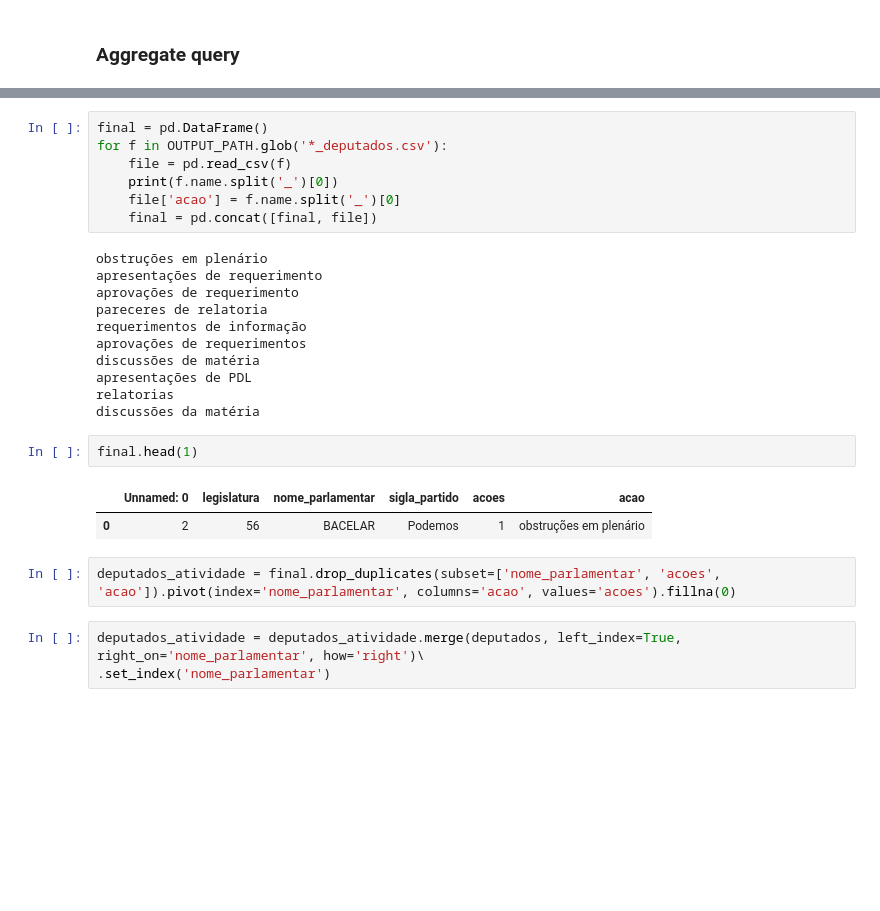
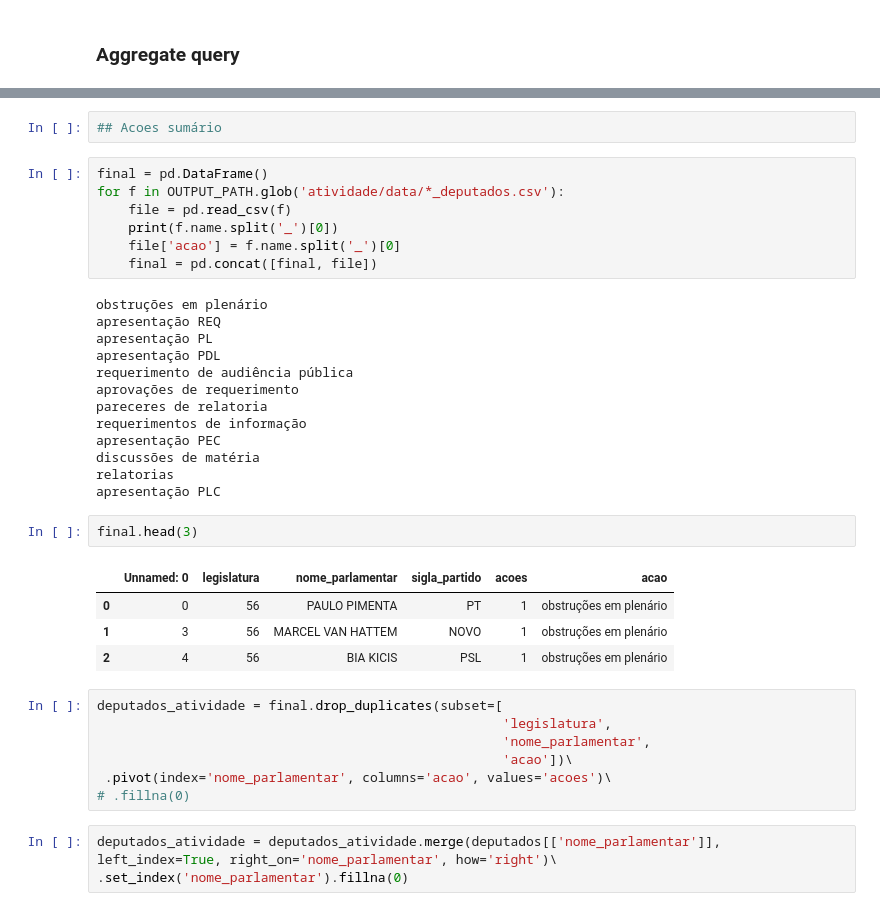
Before and after one commit to gabinete-compartilhado-acredito/100-dias-congresso, a Jupyter notebook: notebooks/atividade_parlamentar.ipynb, the cells around one changed output, grey strips where cells are left out. Saved outputs shown, nothing was run; the diff lists cells and outputs as text; blank space fills up the shorter version.

```diff
--- a/notebooks/atividade_parlamentar.ipynb
+++ b/notebooks/atividade_parlamentar.ipynb
@@ -201,28 +218,39 @@ Partidos
+# %%
+## Acoes sumário
 # %%
 final = pd.DataFrame()
-for f in OUTPUT_PATH.glob('*_deputados.csv'):
+for f in OUTPUT_PATH.glob('atividade/data/*_deputados.csv'):
     file = pd.read_csv(f)
     print(f.name.split('_')[0])
     file['acao'] = f.name.split('_')[0]
     final = pd.concat([final, file])
 # %% [output]
 obstruções em plenário
-apresentações de requerimento
+apresentação REQ
+apresentação PL
+apresentação PDL
+requerimento de audiência pública
 aprovações de requerimento
 pareceres de relatoria
 requerimentos de informação
-aprovações de requerimentos
+apresentação PEC
 discussões de matéria
-apresentações de PDL
 relatorias
-discussões da matéria
+apresentação PLC
 # %%
-final.head(1)
+final.head(3)
 # %% [output]
 |  | Unnamed: 0 | legislatura | nome_parlamentar | sigla_partido | acoes | acao |
-| 0 | 2 | 56 | BACELAR | Podemos | 1 | obstruções em plenário |
+| 0 | 0 | 56 | PAULO PIMENTA | PT | 1 | obstruções em plenário |
+| 1 | 3 | 56 | MARCEL VAN HATTEM | NOVO | 1 | obstruções em plenário |
+| 2 | 4 | 56 | BIA KICIS | PSL | 1 | obstruções em plenário |
 # %%
-deputados_atividade = final.drop_duplicates(subset=['nome_parlamentar', 'acoes', 'acao']).pivot(index='nome_parlamentar', columns='acao', values='acoes').fillna(0)
+deputados_atividade = final.drop_duplicates(subset=[
+                                                    'legislatura',
+                                                    'nome_parlamentar',
+                                                    'acao'])\
+ .pivot(index='nome_parlamentar', columns='acao', values='acoes')\
+# .fillna(0)
 # %%
-deputados_atividade = deputados_atividade.merge(deputados, left_index=True, right_on='nome_parlamentar', how='right')\
-.set_index('nome_parlamentar')
+deputados_atividade = deputados_atividade.merge(deputados[['nome_parlamentar']], left_index=True, right_on='nome_parlamentar', how='right')\
+.set_index('nome_parlamentar').fillna(0)
```
Also changed, not shown: parts of 24 cells of this notebook, 12 other files.
